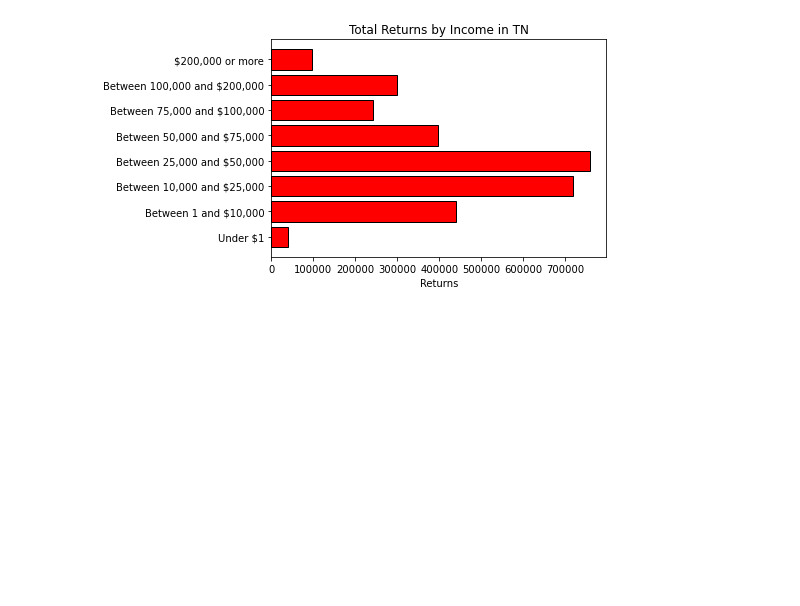
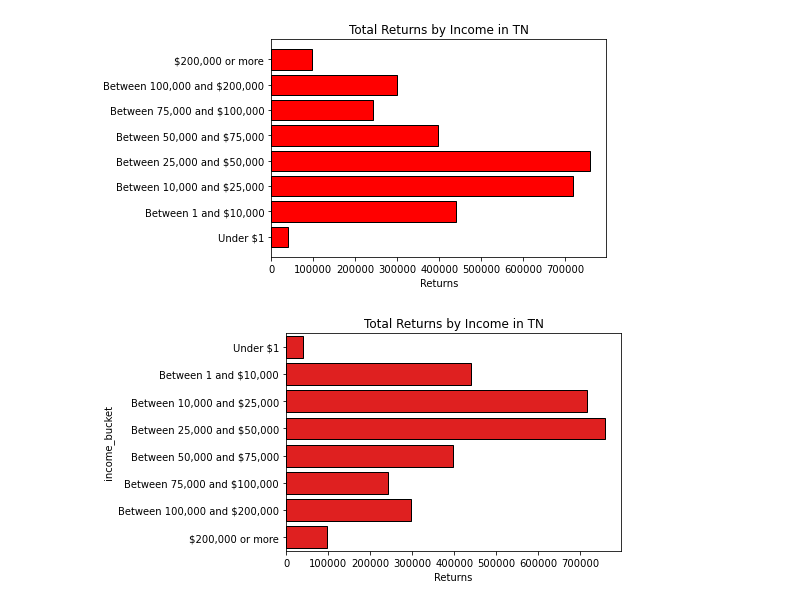
Before and after one commit to jaimeljensen/data-science-essentials-3, a Jupyter notebook: notebooks/tn_med_helper_exploratory.ipynb, the cells around one changed output. Cells and saved outputs as stored; diff of their text form; code cells hidden in the pictures; blank space fills up the shorter version.

```diff
--- a/notebooks/tn_med_helper_exploratory.ipynb
+++ b/notebooks/tn_med_helper_exploratory.ipynb
@@ -400,6 +400,13 @@ plt.xlabel('Returns')
 plt.title('Total Returns by Income in TN');
 # %% [output]
 [figure]
+# %%
+import seaborn as sns
+sns.barplot(y='income_bucket', x='return_count', data=TN_income_total, color = 'red', edgecolor = 'black')
+plt.xlabel('Returns')
+plt.title('Total Returns by Income in TN');
+# %% [output]
+[figure, added]
 # %%
 income_county_agg['mean_income'] = 1000*(income_county_agg['total_inc_amt'] / income_county_agg['return_count'])
 income_county_agg.head()
```
Also changed, not shown: parts of 98 cells of this notebook, 22 other files.
